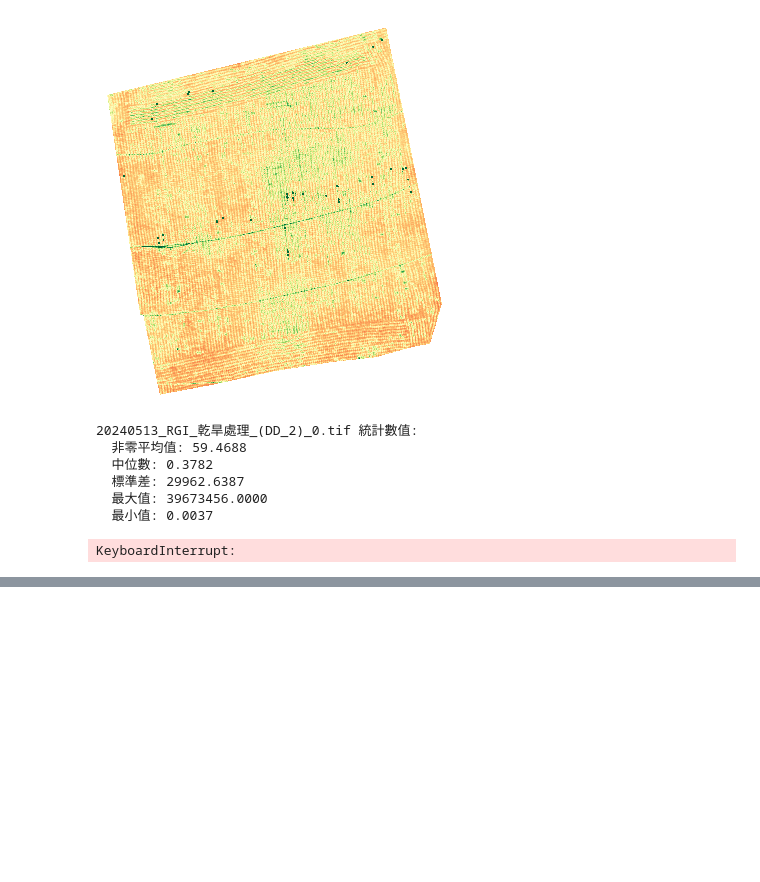
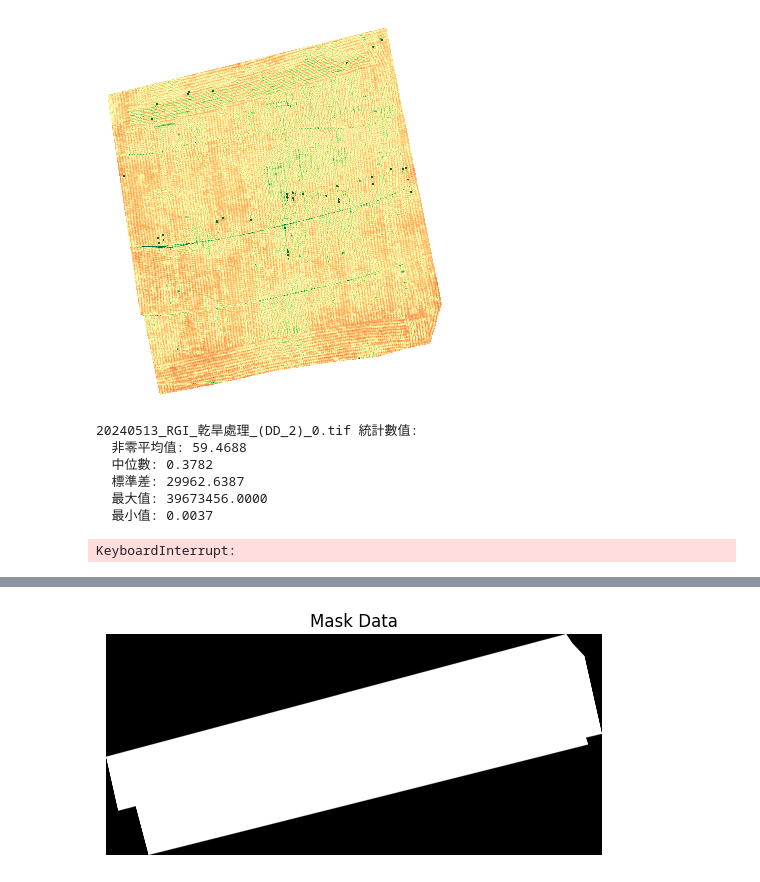
Before and after one commit to Wayne-Jan/drought_experiments, a Jupyter notebook: TEST.ipynb, the cells around one changed output, grey strips where cells are left out. Cells and saved outputs as stored; diff of their text form; code cells hidden in the pictures; blank space fills up the shorter version.

```diff
--- a/TEST.ipynb
+++ b/TEST.ipynb
@@ -333,0 +308,84 @@ print(f'處理完成，共花費時間: {total_end_time - total_start_time:.2f}
+# %%
+import os
+import time
+from osgeo import gdal
+import matplotlib.pyplot as plt
+import matplotlib.colors as mcolors
+import numpy as np
+
+# 定義主要輸入文件夾
+mask_input = r'04_Result\Image\UC\ROI\20240415\VI\RGI_對照組_(CK)_0.tif'
+source_file = r'04_Result/Image/UC/ROI/20240415/tif/對照組_(CK)_0.tif'
+
+# 讀取 TIFF 檔案作為 VI 數據
+dataset_vi = gdal.Open(mask_input)
+band_vi = dataset_vi.GetRasterBand(1)
+vi_data = band_vi.ReadAsArray()
+
+# 讀取 source_file 檔案作為 mask
+dataset_source = gdal.Open(source_file)
+mask_band = dataset_source.GetRasterBand(7)
+mask_data = mask_band.ReadAsArray()
+
+# 將 mask_data 的值縮放到 0 到 1 之間
+mask_data = mask_data / 65535.0
+unique_values = np.unique(mask_data)
+print(f"Mask data unique values: {unique_values}")
+
+# 將 mask_data 中的 NaN 填充為 0
+mask_data = np.nan_to_num(mask_data, nan=0)
+
+# 顯示 mask 圖像
+fig, ax = plt.subplots()
+ax.imshow(mask_data, cmap='gray')
+ax.axis('off')  # 關閉X、Y軸
+ax.set_title('Mask Data')
+plt.show()
+
+# 處理 vi_data 和 mask_data
+mask = mask_data == 1  # 只選擇 mask_data 等於 1 的部分
+
+# 把不符合 mask 的區域設為 NaN
+vi_data_masked = np.where(mask, vi_data, np.nan)
+
+# 計算 95% 百分位數
+percentile_95 = np.nanpercentile(vi_data_masked, 95)
+
+# 將大於 95% 百分位數的值替換為 95% 百分位數的值
+vi_data_masked[vi_data_masked > percentile_95] = percentile_95
+
+# 創建顏色圖譜，將 NaN 值設置為透明
+cmap = plt.get_cmap('RdYlGn')
+cmap = cmap(np.arange(cmap.N))
+cmap[:, -1] = np.where(np.isnan(cmap[:, -1]), 0, 1)  # 設置透明度
+transparent_cmap = mcolors.ListedColormap(cmap)
+
+# 顯示處理後的 VI 數據圖像
+fig, ax = plt.subplots()
+im = ax.imshow(vi_data_masked, cmap=transparent_cmap, vmin=0, vmax=1)
+ax.axis('off')  # 關閉X、Y軸
+ax.set_frame_on(False)  # 去掉框框
+plt.show()
+
+# 保存為 PNG 圖片
+output_file = 'output_vi_data.png'
+plt.savefig(output_file, bbox_inches='tight', pad_inches=0, transparent=True)
+plt.close()
+print(f"Processed VI data saved as {output_file}")
+
+# 計算非零值的個數
+non_zero_vi_count = np.count_nonzero(~np.isnan(vi_data_masked))
+non_zero_mask_count = np.count_nonzero(mask)
+
+print(f"Number of non-zero values in VI data: {non_zero_vi_count}")
+print(f"Number of non-zero values in mask data: {non_zero_mask_count}")
+
+# 計算最大值、最小值和平均值
+max_value = np.nanmax(vi_data_masked)
+min_value = np.nanmin(vi_data_masked)
+mean_value = np.nanmean(vi_data_masked)
+
+print(f"Max value in VI data: {max_value}")
+print(f"Min value in VI data: {min_value}")
+print(f"Mean value in VI data: {mean_value}")
+# %% [output]
@@ -333,0 +393 @@ print(f'處理完成，共花費時間: {total_end_time - total_start_time:.2f}
+[figure, added]
```
Also changed, not shown: parts of 3 cells of this notebook, 3 other files.
